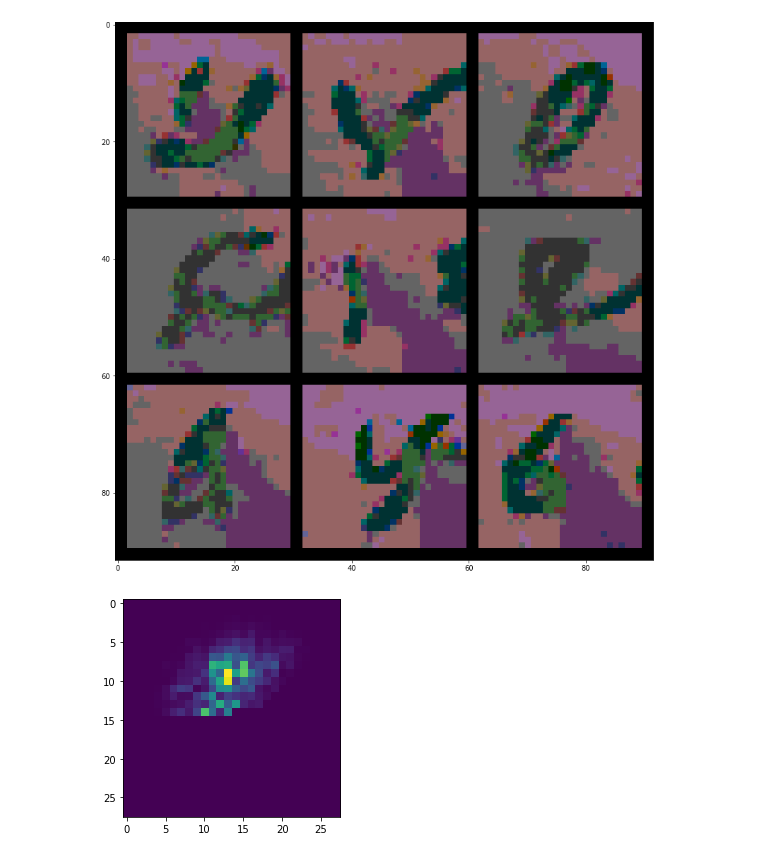
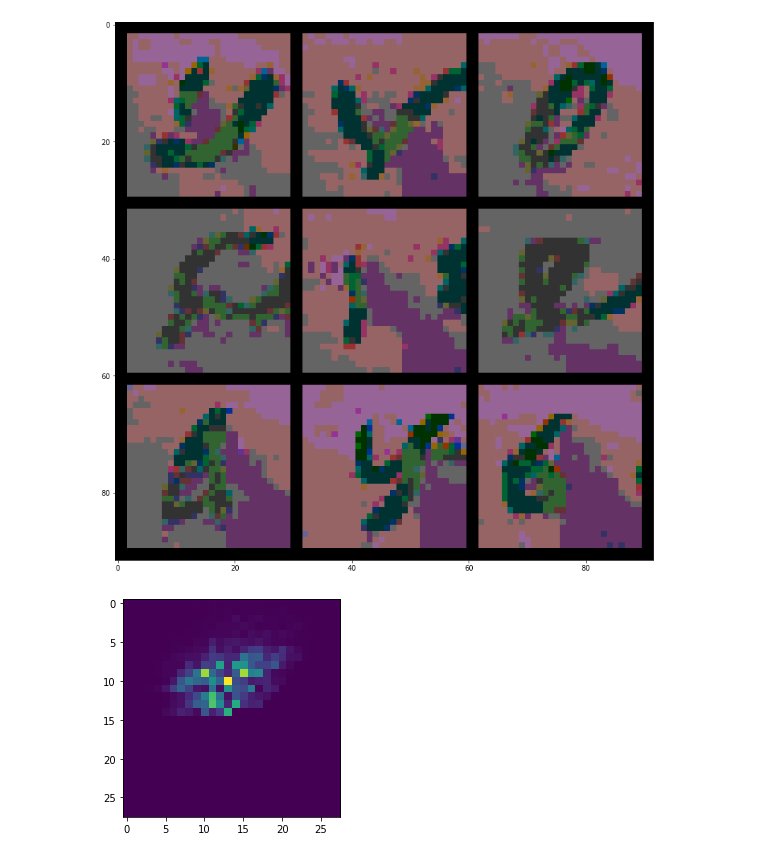
Before and after one commit to RamSaw/deep-unsupervised-learning, a Jupyter notebook: HW01_3.ipynb, the cells around one changed output. Drawn from its saved outputs; the diff is of its cells as text; code cells hidden in the pictures.

Commit message:
Fixed receptive_field

```diff
--- a/HW01_3.ipynb
+++ b/HW01_3.ipynb
@@ -316,20 +316,24 @@ imshow(grid)
 # %% [output]
 [figure]
 # %%
-def receptive_field():
-  example = X_train[0].clone().detach().unsqueeze(0).to(device).requires_grad_(True)
+def receptive_field(n=1):
+  example = X_train[:n].clone().detach().to(device).requires_grad_(True)
   model = nn.Sequential(*layers)
   model.to(device)
-  probs = model(example)[:, 0, 14, 14]
-
-  loss = -torch.log(probs)
+  probs = model(example)
+  probs = probs.reshape(probs.shape[0], 3, 4, 28, 28).permute(0, 1, 3, 4, 2)
+  probs = probs[:, 0, 14, 14, :]
+  probs = F.softmax(probs, dim=-1)
+  target = F.one_hot(example.to(torch.int64), -1)[:, 0, 14, 14]
+  probs = (probs * target).sum(dim=-1)
+  loss = -torch.sum(torch.log(probs)) / len(probs)
   loss.backward()
 
-  img, img_ind = example.grad[0].abs().max(dim=0)
+  img, img_ind = example.grad.sum(dim=0).abs().max(dim=0)
 
   plt.imshow(img.detach().cpu().numpy())
   plt.show()
 
-receptive_field()
+receptive_field(1)
 # %% [output]
-[figure, old version]
+[figure, new version]
```
